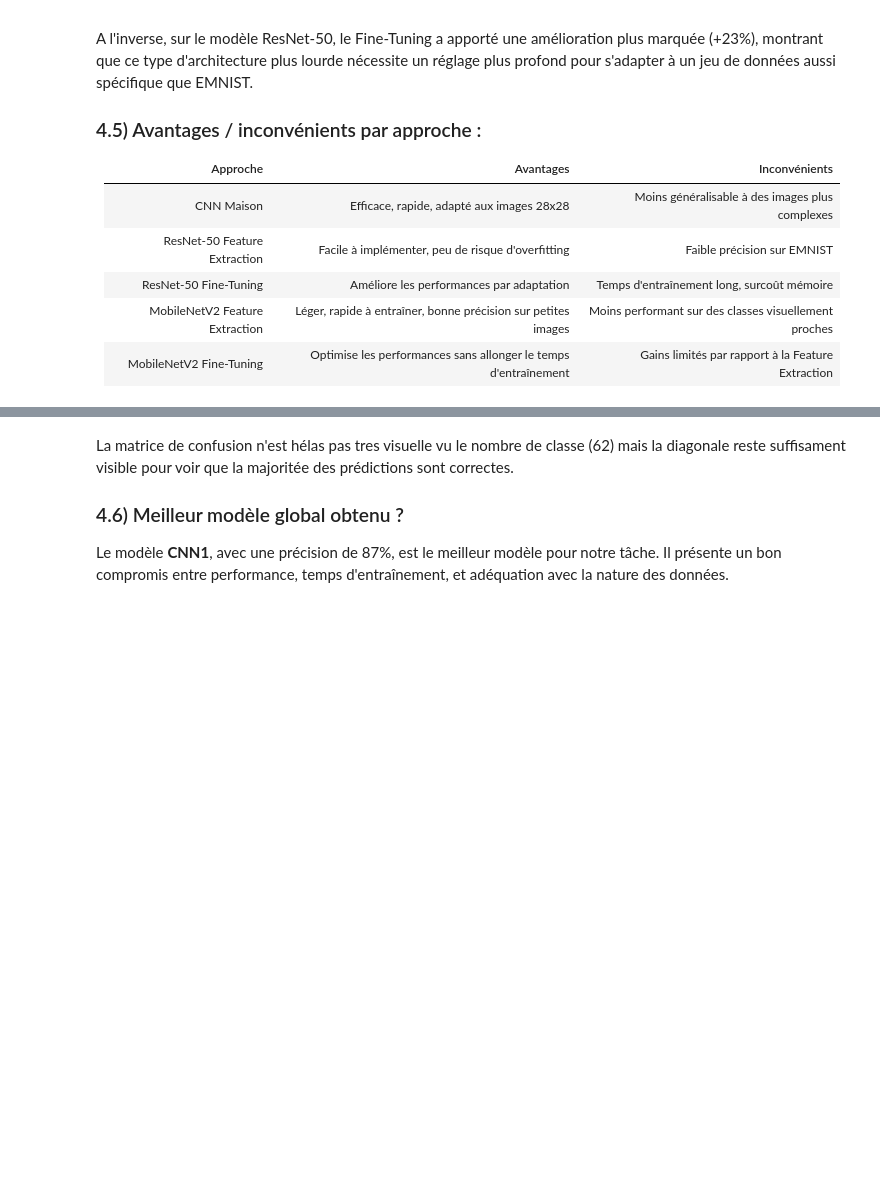
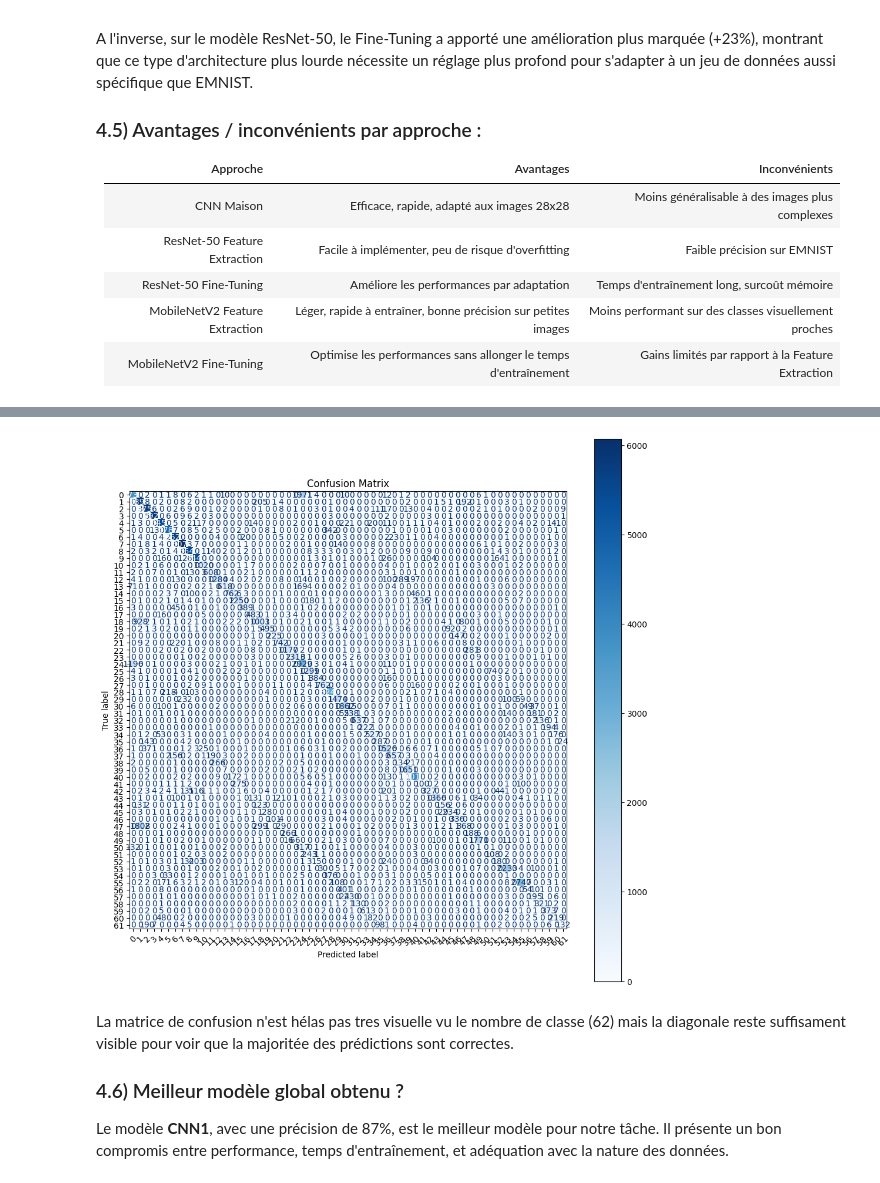
Before and after one commit to axelru26/Projet_Machine_Learning_Air_Drawing, a Jupyter notebook: Air_Drawing.ipynb, the cells around one changed output, grey strips where cells are left out. Cells and saved outputs as stored; diff of their text form; code cells hidden in the pictures; blank space fills up the shorter version.

```diff
--- a/Air_Drawing.ipynb
+++ b/Air_Drawing.ipynb
@@ -977,26 +977,18 @@ A l'inverse, sur le modèle ResNet-50, le Fine-Tuning a apporté une améliorati
 | MobileNetV2 Feature Extraction | Léger, rapide à entraîner, bonne précision sur petites images   | Moins performant sur des classes visuellement proches |
 | MobileNetV2 Fine-Tuning        | Optimise les performances sans allonger le temps d'entraînement | Gains limités par rapport à la Feature Extraction     |
 # %%
-def plot_confusion_matrix(model, test_ds, class_names=None):
+def plot_confusion_matrix_full(model, test_x, test_y, class_names=None):
     # Prédictions
-    y_true = []
-    y_pred = []
-
-    for batch_x, batch_y in test_ds:
-        preds = model.predict(batch_x)
-        # Si one-hot encoded, convertir en classes
-        if preds.shape[1] > 1:
-            preds = np.argmax(preds, axis=1)
-            batch_y = np.argmax(batch_y.numpy(), axis=1)
-        else:
-            preds = (preds > 0.5).astype("int32").flatten()
-            batch_y = batch_y.numpy().flatten()
-
-        y_true.extend(batch_y)
-        y_pred.extend(preds)
+    preds = model.predict(test_x)
+    if preds.shape[1] > 1:
+        preds = np.argmax(preds, axis=1)
+        y_true = np.argmax(test_y, axis=1)
+    else:
+        preds = (preds > 0.5).astype("int32").flatten()
+        y_true = test_y.flatten()
 
     # Matrice de confusion
-    cm = (y_true, y_pred)
+    cm = confusion_matrix(y_true, preds)
     disp = ConfusionMatrixDisplay(confusion_matrix=cm, display_labels=class_names)
 
     # Plot
@@ -1006,5 +998,7 @@ def plot_confusion_matrix(model, test_ds, class_names=None):
     plt.show()
 
 model_for_matrix = load_model("./Result/Models/model_cnn1.keras")
+train_x, train_y, test_x, test_y, num_classes = data_preparation(train_data_emnist_byclass(), test_data_emnist_byclass(), True)
 
-plot_confusion_matrix(model_for_matrix, test_ds)
+plot_confusion_matrix_full(model_for_matrix, test_x, test_y)
+# %% [output]
@@ -1011,3 +1006,4 @@ plot_confusion_matrix(model_for_matrix, test_ds)
+[figure, added]
 # %% [markdown]
 La matrice de confusion n'est hélas pas tres visuelle vu le nombre de classe (62) mais la diagonale
 reste suffisament visible pour voir que la majoritée des prédictions sont correctes.
```
Also changed, not shown: parts of 3 cells of this notebook, 38 other files.
